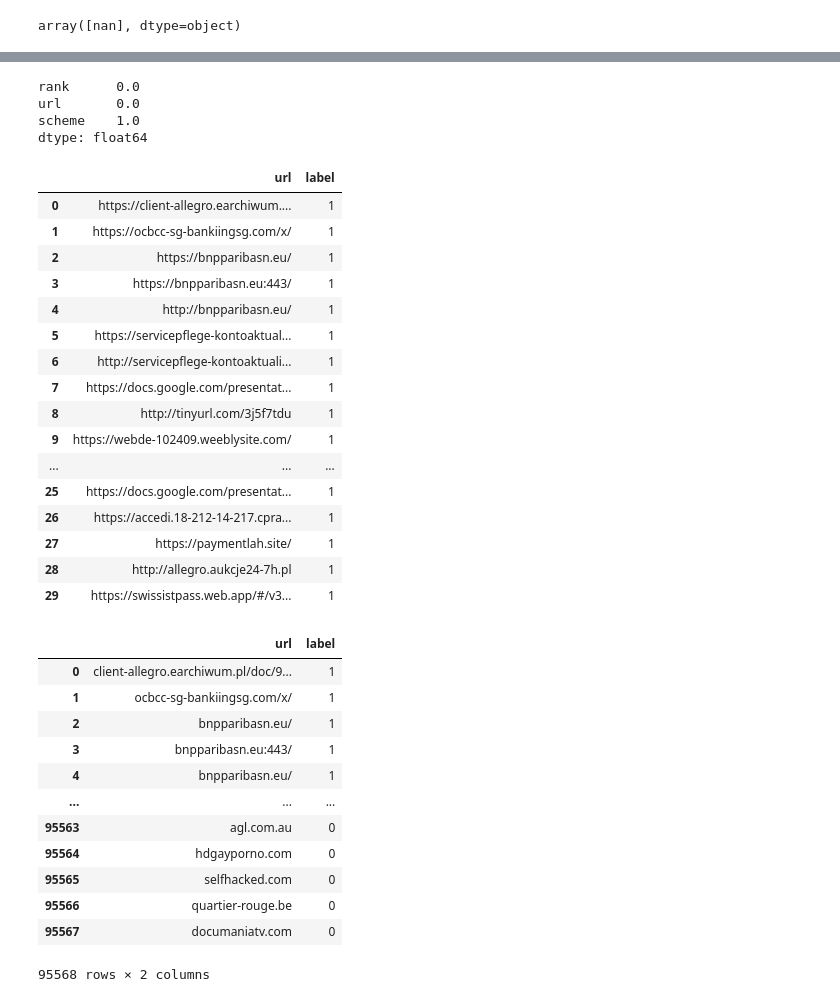
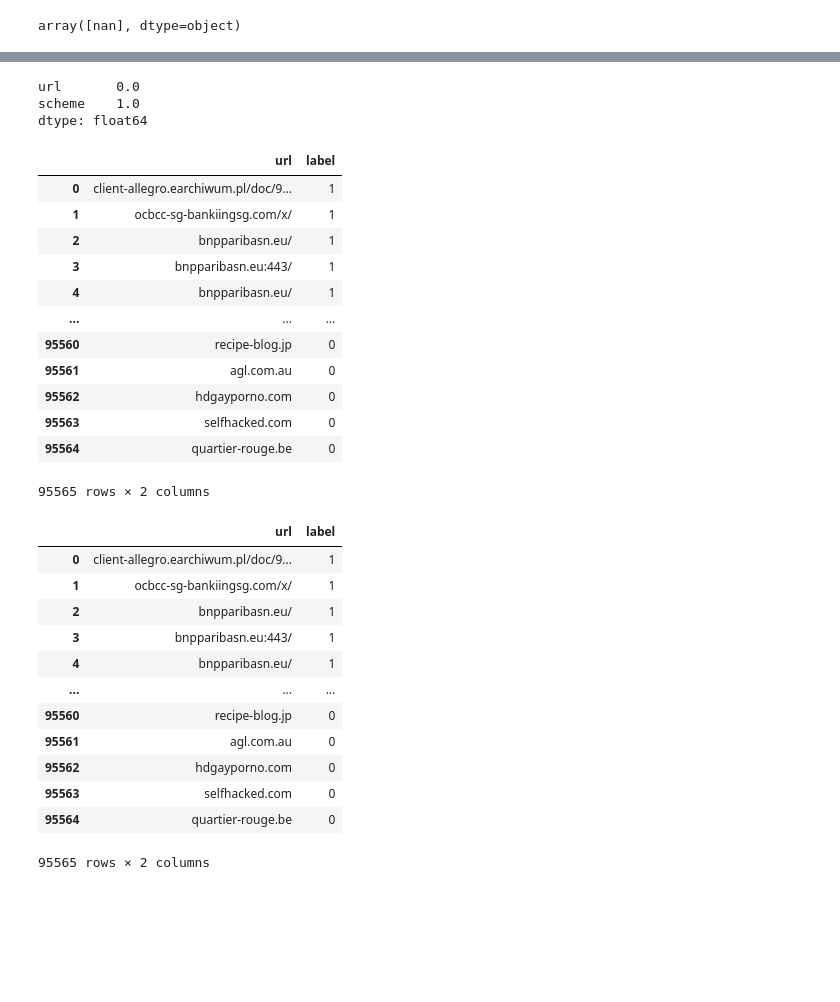
Before and after one commit to BarGoldman/Final-Project-Machine-Learning-Phishing-URL, a Jupyter notebook: model.ipynb, the cells around one changed output, grey strips where cells are left out. Cells and saved outputs as stored; diff of their text form; code cells hidden in the pictures; blank space fills up the shorter version.

```diff
--- a/model.ipynb
+++ b/model.ipynb
@@ -35,7 +35,7 @@ malicious_df = pd.read_csv('verified_online.csv')
 
 # Load the benign URLs
 # Assuming 'top-1m.csv' has URLs in a specific column, adjust the column index/name accordingly
-benign_df = pd.read_csv('top-1m.csv', header=None, names=['rank', 'url'])
+benign_df = pd.read_csv('top-1m.csv', header=None, names=['url'])
 # %%
 malicious_df
 # %% [output]
@@ -54,0 +87,6 @@ malicious_df
+# %%
+# Remove duplicate rows based on a specific column
+malicious_df.drop_duplicates(subset=['url'],keep='first',inplace=True)
+
+# Display the modified DataFrame
+malicious_df
@@ -118,6 +218,6 @@ benign_df
 # %%
 #to balance the data
-benign_df= benign_df.loc[range(0,50000)]
+benign_df= benign_df.loc[range(1,50000)]
 # %%
 benign_df
 # %% [output]
@@ -149,7 +265,6 @@ array([nan], dtype=object)
 missing_proportion = benign_df.apply(lambda x: sum(x.isna()) / len(benign_df))
 missing_proportion
 # %% [output]
-rank      0.0
 url       0.0
 scheme    1.0
 dtype: float64
@@ -159,25 +274,21 @@ benign_df['label'] = 0  # Label benign URLs as 0
 # %%
 combined_df = pd.concat([malicious_df[['url', 'label']], benign_df[['url', 'label']]], ignore_index=True)
 # %%
-combined_df.head(30)
+combined_df
 # %% [output]
 |  | url | label |
-| 0 | https://client-allegro.earchiwum.... | 1 |
-| 1 | https://ocbcc-sg-bankiingsg.com/x/ | 1 |
-| 2 | https://bnpparibasn.eu/ | 1 |
-| 3 | https://bnpparibasn.eu:443/ | 1 |
-| 4 | http://bnpparibasn.eu/ | 1 |
-| 5 | https://servicepflege-kontoaktual... | 1 |
-| 6 | http://servicepflege-kontoaktuali... | 1 |
-| 7 | https://docs.google.com/presentat... | 1 |
-| 8 | http://tinyurl.com/3j5f7tdu | 1 |
-| 9 | https://webde-102409.weeblysite.com/ | 1 |
+| 0 | client-allegro.earchiwum.pl/doc/9... | 1 |
+| 1 | ocbcc-sg-bankiingsg.com/x/ | 1 |
+| 2 | bnpparibasn.eu/ | 1 |
+| 3 | bnpparibasn.eu:443/ | 1 |
+| 4 | bnpparibasn.eu/ | 1 |
 | ... | ... | ... |
-| 25 | https://docs.google.com/presentat... | 1 |
-| 26 | https://accedi.18-212-14-217.cpra... | 1 |
-| 27 | https://paymentlah.site/ | 1 |
-| 28 | http://allegro.aukcje24-7h.pl | 1 |
-| 29 | https://swissistpass.web.app/#/v3... | 1 |
+| 95560 | recipe-blog.jp | 0 |
+| 95561 | agl.com.au | 0 |
+| 95562 | hdgayporno.com | 0 |
+| 95563 | selfhacked.com | 0 |
+| 95564 | quartier-rouge.be | 0 |
+95565 rows × 2 columns
 # %%
 # Replace 'http://' with an empty string
 combined_df['url'] = combined_df['url'].str.replace('http://', '', regex=False)
@@ -194,12 +305,12 @@ combined_df
 | 3 | bnpparibasn.eu:443/ | 1 |
 | 4 | bnpparibasn.eu/ | 1 |
 | ... | ... | ... |
-| 95563 | agl.com.au | 0 |
-| 95564 | hdgayporno.com | 0 |
-| 95565 | selfhacked.com | 0 |
-| 95566 | quartier-rouge.be | 0 |
-| 95567 | documaniatv.com | 0 |
+| 95560 | recipe-blog.jp | 0 |
+| 95561 | agl.com.au | 0 |
+| 95562 | hdgayporno.com | 0 |
+| 95563 | selfhacked.com | 0 |
+| 95564 | quartier-rouge.be | 0 |
-95568 rows × 2 columns
+95565 rows × 2 columns
 # %%
 import seaborn as sns
 import matplotlib.pyplot as plt
```
Also changed, not shown: parts of 10 cells of this notebook.
